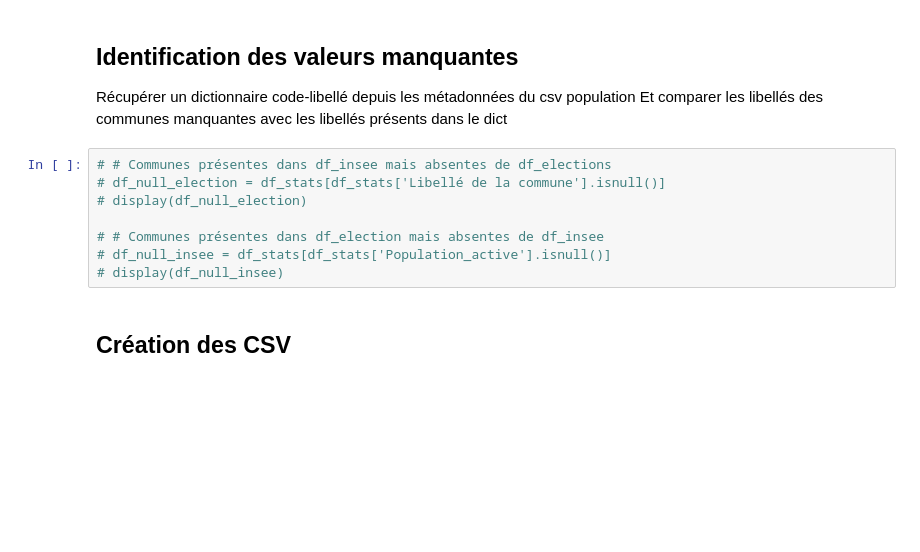
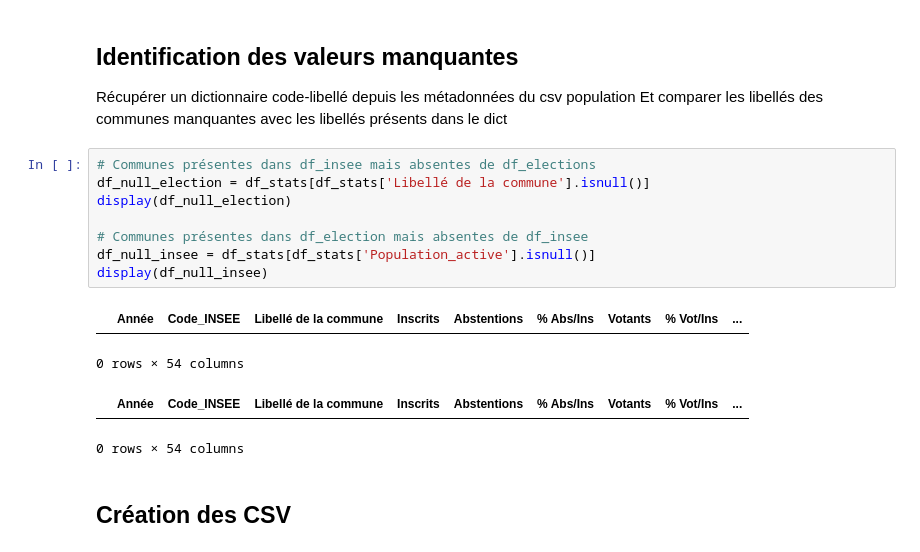
Before and after one commit to AlexandreCrestien/political-prediction, a Jupyter notebook: data/full_df_final.ipynb, the cells around one changed output. Saved outputs shown, nothing was run; the diff lists cells and outputs as text; blank space fills up the shorter version.

```diff
--- a/data/full_df_final.ipynb
+++ b/data/full_df_final.ipynb
@@ -47,13 +142,18 @@ display(df_stats)
 Récupérer un dictionnaire code-libellé depuis les métadonnées du csv population
 Et comparer les libellés des communes manquantes avec les libellés présents dans le dict
 # %%
-# # Communes présentes dans df_insee mais absentes de df_elections
-# df_null_election = df_stats[df_stats['Libellé de la commune'].isnull()]
-# display(df_null_election)
+# Communes présentes dans df_insee mais absentes de df_elections
+df_null_election = df_stats[df_stats['Libellé de la commune'].isnull()]
+display(df_null_election)
 
-# # Communes présentes dans df_election mais absentes de df_insee
-# df_null_insee = df_stats[df_stats['Population_active'].isnull()]
-# display(df_null_insee)
+# Communes présentes dans df_election mais absentes de df_insee
+df_null_insee = df_stats[df_stats['Population_active'].isnull()]
+display(df_null_insee)
+# %% [output]
+|  | Année | Code_INSEE | Libellé de la commune | Inscrits | Abstentions | % Abs/Ins | Votants | % Vot/Ins | ... |
+0 rows × 54 columns
+|  | Année | Code_INSEE | Libellé de la commune | Inscrits | Abstentions | % Abs/Ins | Votants | % Vot/Ins | ... |
+0 rows × 54 columns
 # %% [markdown]
 ## Création des CSV
 # %%
```
Also changed, not shown: parts of 7 cells of this notebook, 2 other files.
